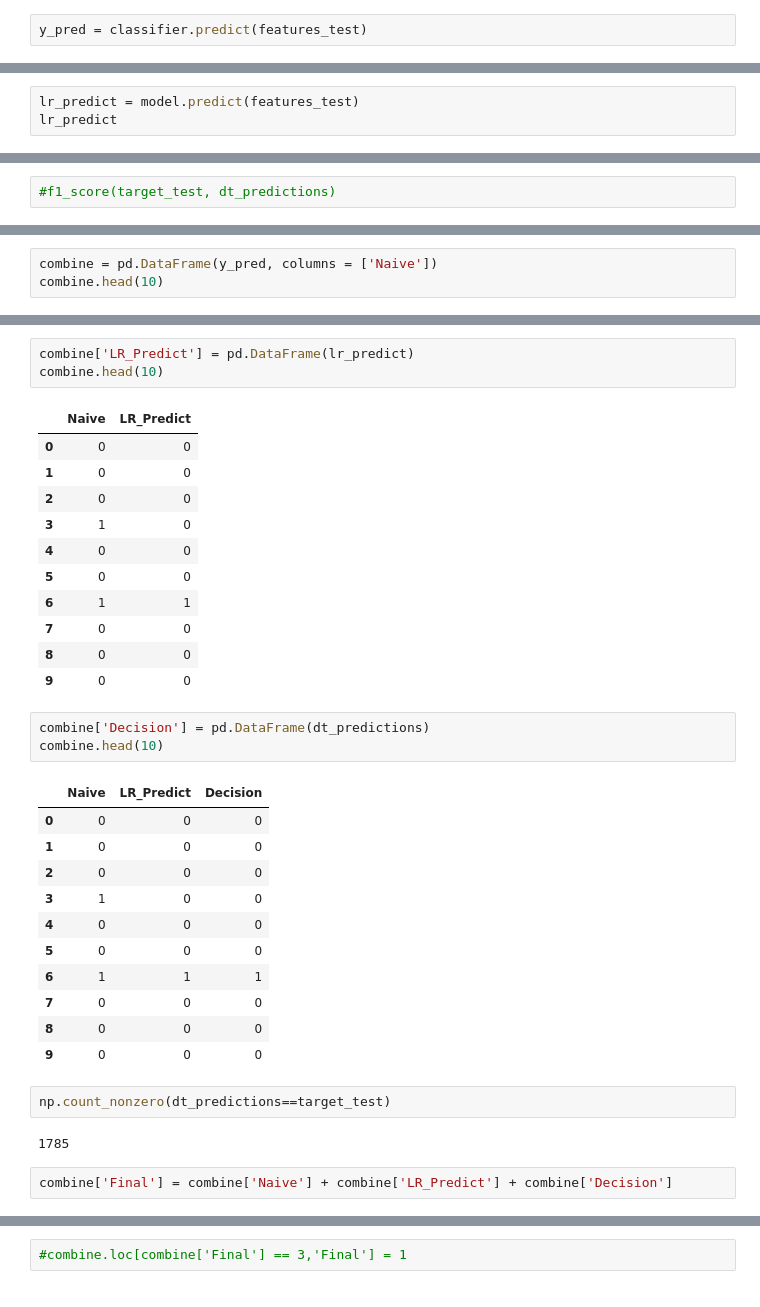
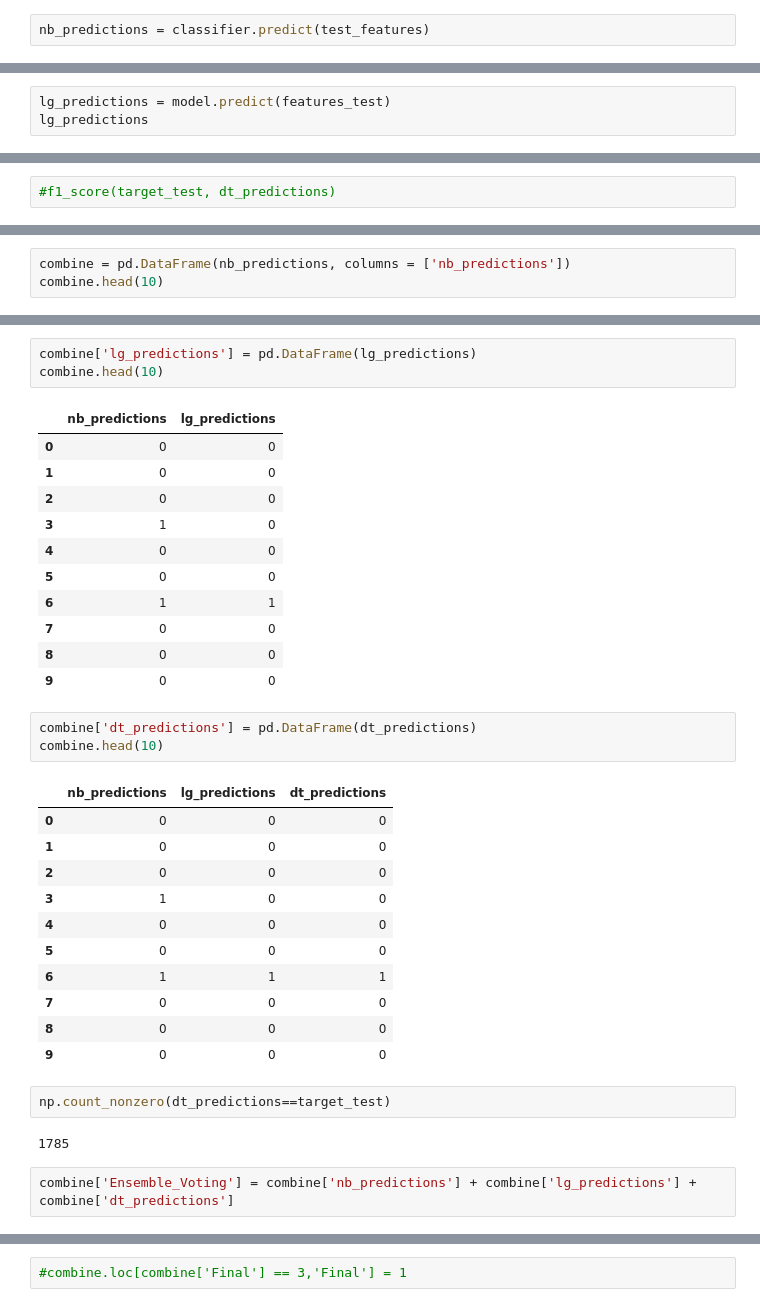
Before and after one commit to rajat3Illinois/HW2_Data_Mining, a Jupyter notebook: H2_Output.ipynb, the cells around one changed output, grey strips where cells are left out. Cells and saved outputs as stored; diff of their text form.

```diff
--- a/H2_Output.ipynb
+++ b/H2_Output.ipynb
@@ -56,4 +54,4 @@ dict(zip(unique, counts))
 # %% [output]
 {0: 1599, 1: 241}
 # %%
-y_pred = classifier.predict(features_test)
+nb_predictions = classifier.predict(test_features)
@@ -77,8 +75,8 @@ model.fit(features, target)
 # %% [output]
 LogisticRegression()
 # %%
-lr_predict = model.predict(features_test)
-lr_predict
+lg_predictions = model.predict(features_test)
+lg_predictions
 # %% [output]
 array([0, 0, 0, ..., 0, 0, 0])
 # %%
@@ -140,6 +138,6 @@ compute_score(target_test,dt_predictions)
 # %% [output]
 0.8870636550308009
 # %%
-combine = pd.DataFrame(y_pred, columns = ['Naive'])
+combine = pd.DataFrame(nb_predictions, columns = ['nb_predictions'])
 combine.head(10)
 # %% [output]
@@ -155,10 +153,10 @@ combine.head(10)
 | 8 | 0 |
 | 9 | 0 |
 # %%
-combine['LR_Predict'] = pd.DataFrame(lr_predict)
+combine['lg_predictions'] = pd.DataFrame(lg_predictions)
 combine.head(10)
 # %% [output]
-|  | Naive | LR_Predict |
+|  | nb_predictions | lg_predictions |
 | 0 | 0 | 0 |
 | 1 | 0 | 0 |
 | 2 | 0 | 0 |
@@ -170,10 +168,10 @@ combine.head(10)
 | 8 | 0 | 0 |
 | 9 | 0 | 0 |
 # %%
-combine['Decision'] = pd.DataFrame(dt_predictions)
+combine['dt_predictions'] = pd.DataFrame(dt_predictions)
 combine.head(10)
 # %% [output]
-|  | Naive | LR_Predict | Decision |
+|  | nb_predictions | lg_predictions | dt_predictions |
 | 0 | 0 | 0 | 0 |
 | 1 | 0 | 0 | 0 |
 | 2 | 0 | 0 | 0 |
@@ -189,7 +187,7 @@ np.count_nonzero(dt_predictions==target_test)
 # %% [output]
 1785
 # %%
-combine['Final'] = combine['Naive'] + combine['LR_Predict'] + combine['Decision']
+combine['Ensemble_Voting'] = combine['nb_predictions'] + combine['lg_predictions'] + combine['dt_predictions']
 # %%
 combine.head(10)
 # %% [output]
```
Also changed, not shown: parts of 22 cells of this notebook.
